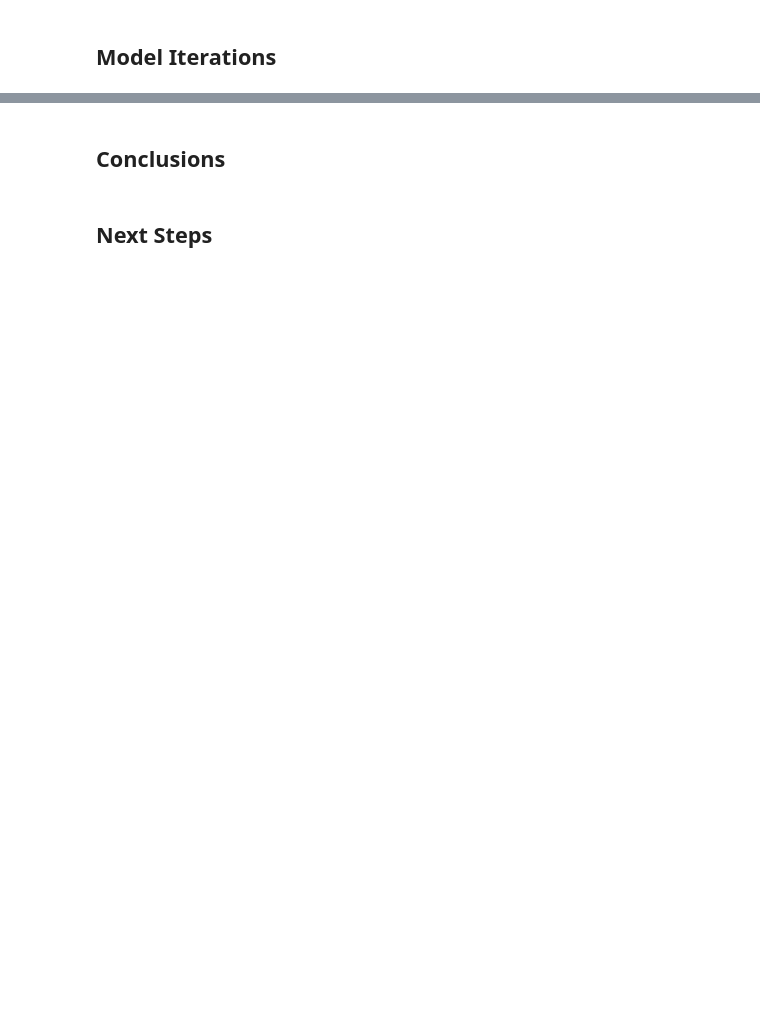
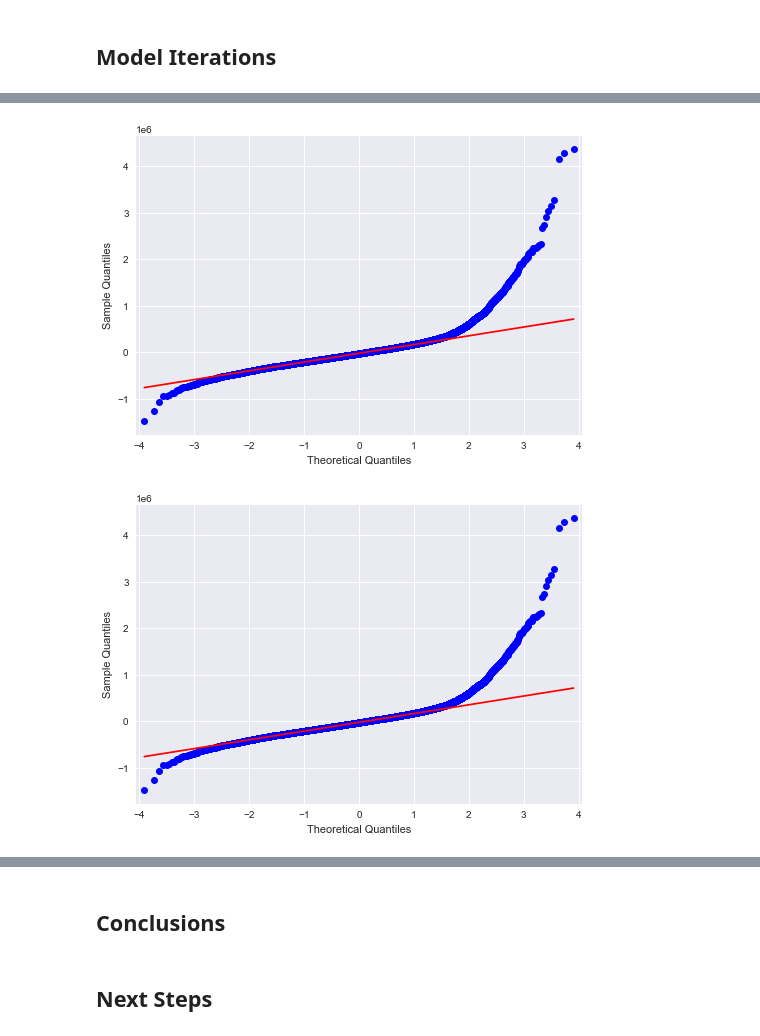
Before and after one commit to Luv2bnanook44/phase_2_project_quanggang, a Jupyter notebook: final_notebook.ipynb, the cells around one changed output, grey strips where cells are left out. Drawn from its saved outputs; the diff is of its cells as text; code cells hidden in the pictures; blank space fills up the shorter version.

Commit message:
started iterating through models

```diff
--- a/final_notebook.ipynb
+++ b/final_notebook.ipynb
@@ -398,0 +417,3 @@ Let's see how the patterns found in our analysis play out in our inferential mod
+# %%
+model_data = mdp.add_dummies(data)
+model_data.head() # scroll to the right to see the dummy variables
@@ -400,0 +451,4 @@ Let's see how the patterns found in our analysis play out in our inferential mod
+# %%
+formula = 'price ~ sqft_living'
+fsm = ols(formula = formula, data = model_data).fit()
+fsm.summary()
@@ -400,0 +477,5 @@ Let's see how the patterns found in our analysis play out in our inferential mod
+# %%
+qqplot(fsm.resid, line='q')
+# %% [output]
+[figure, added]
+[figure, added]
```
Also changed, not shown: parts of 24 cells of this notebook, 4 other files.
